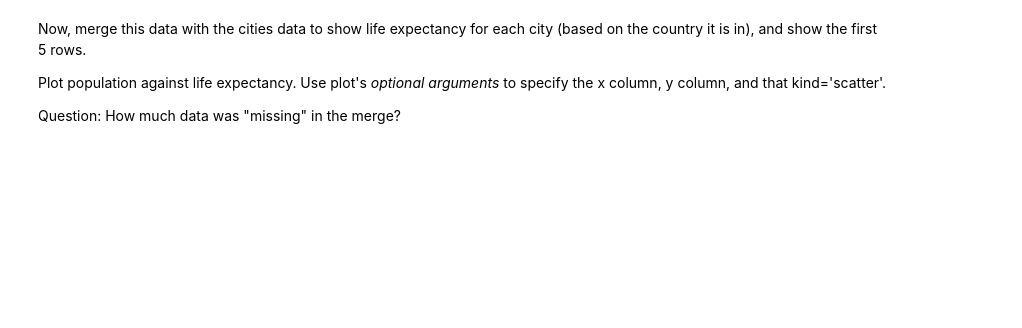
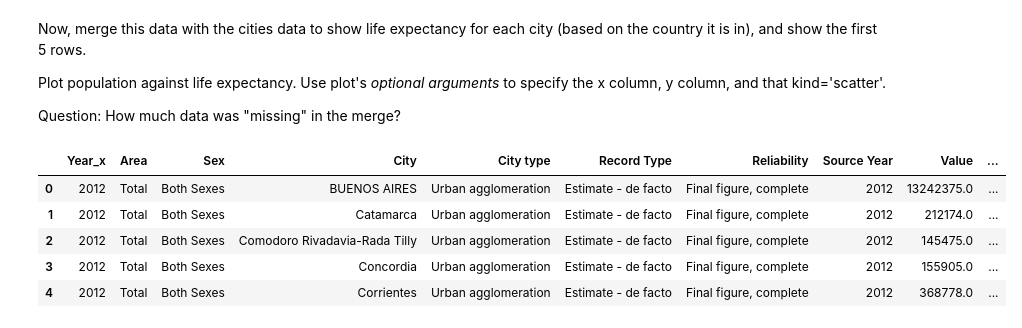
Before and after one commit to rubydelanerolle/QM2, a Jupyter notebook: notebooks/W6_Merging_and_Joining_in_Python.ipynb, the cells around one changed output. Saved outputs shown, nothing was run; the diff lists cells and outputs as text; code cells hidden in the pictures; blank space fills up the shorter version.

```diff
--- a/notebooks/W6_Merging_and_Joining_in_Python.ipynb
+++ b/notebooks/W6_Merging_and_Joining_in_Python.ipynb
@@ -425,3 +520,13 @@ Now, merge this data with the cities data to show life expectancy for each city
 Plot population against life expectancy. Use plot's *optional arguments* to specify the x column, y column, and that kind='scatter'.
 
 Question: How much data was "missing" in the merge?
+# %%
+life_cities = cities.merge(life, left_on='Country or Area', right_on='Country or Area')
+life_cities.head()
+# %% [output]
+|  | Year_x | Area | Sex | City | City type | Record Type | Reliability | Source Year | Value | ... |
+| 0 | 2012 | Total | Both Sexes | BUENOS AIRES | Urban agglomeration | Estimate - de facto | Final figure, complete | 2012 | 13242375.0 | ... |
+| 1 | 2012 | Total | Both Sexes | Catamarca | Urban agglomeration | Estimate - de facto | Final figure, complete | 2012 | 212174.0 | ... |
+| 2 | 2012 | Total | Both Sexes | Comodoro Rivadavia-Rada Tilly | Urban agglomeration | Estimate - de facto | Final figure, complete | 2012 | 145475.0 | ... |
+| 3 | 2012 | Total | Both Sexes | Concordia | Urban agglomeration | Estimate - de facto | Final figure, complete | 2012 | 155905.0 | ... |
+| 4 | 2012 | Total | Both Sexes | Corrientes | Urban agglomeration | Estimate - de facto | Final figure, complete | 2012 | 368778.0 | ... |
```
Also changed, not shown: parts of 37 cells of this notebook.
